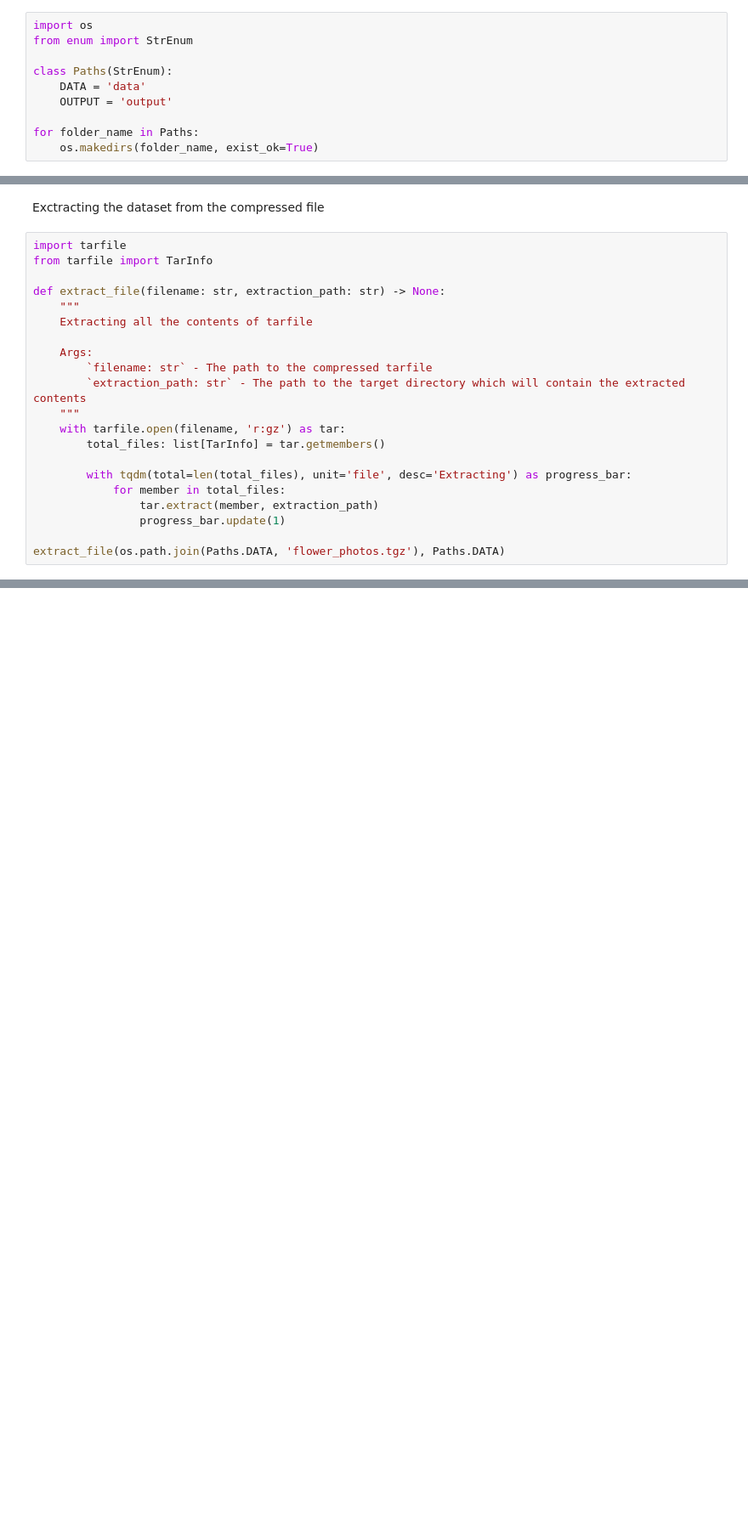
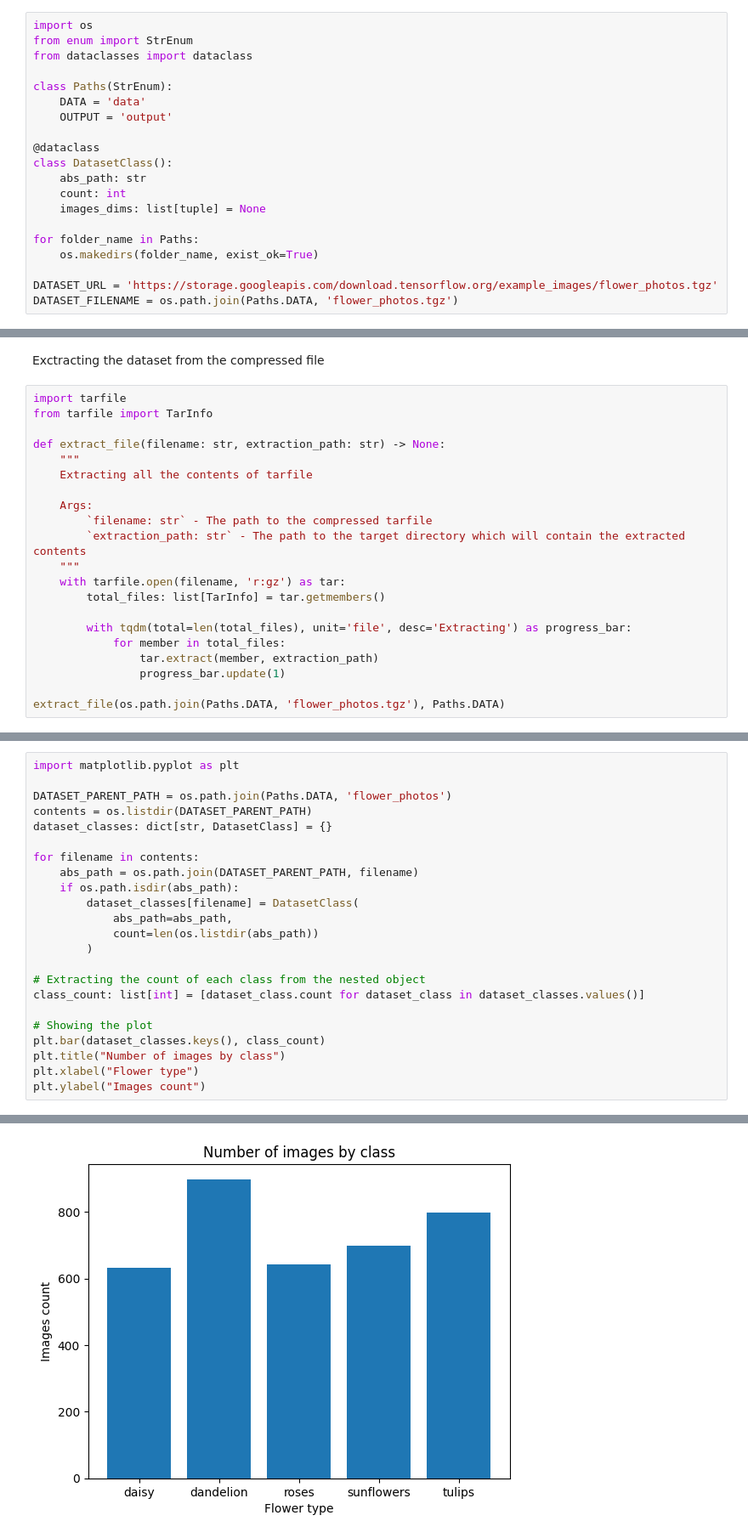
Before and after one commit to agnoam/tf-flowers-dataset, a Jupyter notebook: plant-classification.ipynb, the cells around one changed output, grey strips where cells are left out. Shown: that part at 85% size. Cells and saved outputs as stored; diff of their text form; blank space fills up the shorter version.

```diff
--- a/plant-classification.ipynb
+++ b/plant-classification.ipynb
@@ -10,10 +17,20 @@ And download all the necessary files from pypi
 # %%
 import os
 from enum import StrEnum
+from dataclasses import dataclass
 
 class Paths(StrEnum):
     DATA = 'data'
     OUTPUT = 'output'
 
+@dataclass
+class DatasetClass():
+    abs_path: str
+    count: int
+    images_dims: list[tuple] = None
+
 for folder_name in Paths:
     os.makedirs(folder_name, exist_ok=True)
+
+DATASET_URL = 'https://storage.googleapis.com/download.tensorflow.org/example_images/flower_photos.tgz'
+DATASET_FILENAME = os.path.join(Paths.DATA, 'flower_photos.tgz')
@@ -78,0 +104,24 @@ extract_file(os.path.join(Paths.DATA, 'flower_photos.tgz'), Paths.DATA)
+# %%
+import matplotlib.pyplot as plt
+
+DATASET_PARENT_PATH = os.path.join(Paths.DATA, 'flower_photos')
+contents = os.listdir(DATASET_PARENT_PATH)
+dataset_classes: dict[str, DatasetClass] = {}
+
+for filename in contents:
+    abs_path = os.path.join(DATASET_PARENT_PATH, filename)
+    if os.path.isdir(abs_path):
+        dataset_classes[filename] = DatasetClass(
+            abs_path=abs_path,
+            count=len(os.listdir(abs_path))
+        )
+
+# Extracting the count of each class from the nested object
+class_count: list[int] = [dataset_class.count for dataset_class in dataset_classes.values()]
+
+# Showing the plot
+plt.bar(dataset_classes.keys(), class_count)
+plt.title("Number of images by class")
+plt.xlabel("Flower type")
+plt.ylabel("Images count")
+# %% [output]
@@ -78,0 +129 @@ extract_file(os.path.join(Paths.DATA, 'flower_photos.tgz'), Paths.DATA)
+[figure, added]
```
Also changed, not shown: parts of 13 cells of this notebook.
